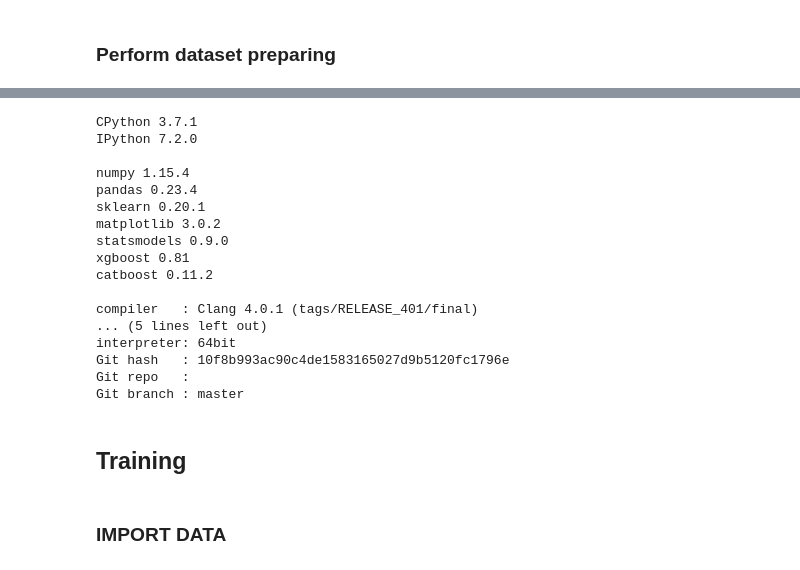
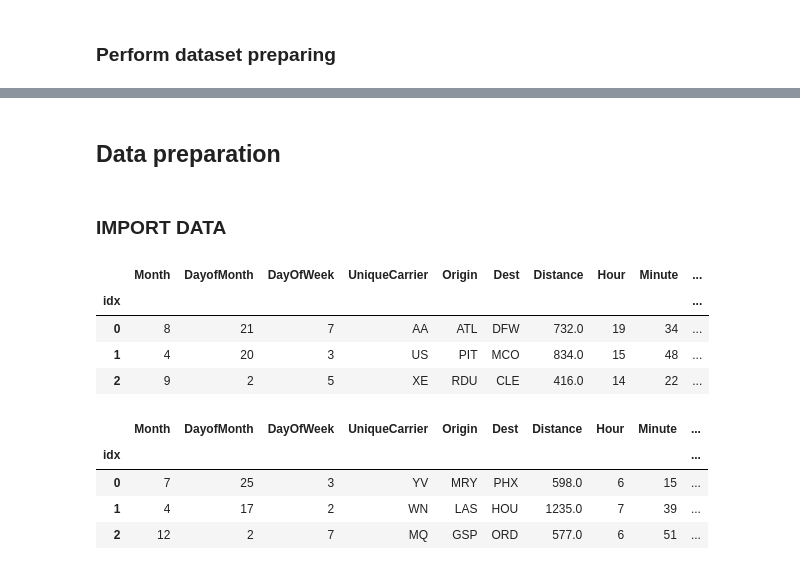
Before and after one commit to lobantseff/flight-delays-fall-2018, a Jupyter notebook: lab/2018-12-13-armavox-xgboost-training.ipynb, the cells around one changed output, grey strips where cells are left out. Cells and saved outputs as stored; diff of their text form; code cells hidden in the pictures.

```diff
--- a/lab/2018-12-13-armavox-xgboost-training.ipynb
+++ b/lab/2018-12-13-armavox-xgboost-training.ipynb
@@ -13,35 +39,25 @@ Kaggle InClass competiton by [mlcourse.ai](mlcourse.ai). The task is to predict
 # %%
 import numpy as np
 import pandas as pd
+import itertools
 import statsmodels.stats.weightstats as wsts
 import scipy.stats as stats
+from scipy.sparse import hstack, csr_matrix, issparse
 
 import matplotlib.pyplot as plt
 import seaborn as sns
 plt.rcParams['patch.force_edgecolor'] = True
 
-# pip install watermark
-%load_ext watermark
-%watermark -v -m -r -b -g -p numpy,pandas,sklearn,matplotlib,statsmodels,xgboost,catboost
+from sklearn.preprocessing import OneHotEncoder, StandardScaler
+from sklearn.model_selection import (train_test_split, StratifiedKFold,
+                                     cross_val_score, GridSearchCV)
+from sklearn.metrics import roc_auc_score
+
+from xgboost import XGBClassifier
+
+import warnings
+warnings.filterwarnings('ignore')
-# %% [output]
-CPython 3.7.1
-IPython 7.2.0
-
-numpy 1.15.4
-pandas 0.23.4
-sklearn 0.20.1
-matplotlib 3.0.2
-statsmodels 0.9.0
-xgboost 0.81
-catboost 0.11.2
-
-compiler   : Clang 4.0.1 (tags/RELEASE_401/final)
-... (5 lines left out)
-interpreter: 64bit
-Git hash   : 10f8b993ac90c4de1583165027d9b5120fc1796e
-Git repo   :
-Git branch : master
-# %% [markdown]
-## Training
+# %% [markdown]
+## Data preparation
 # %% [markdown]
 ### IMPORT DATA
@@ -49,0 +64,18 @@ train = pd.read_csv('../')
+# %%
+train = pd.read_csv('../data/train.csv', index_col='idx')
+train.head(3)
+# %% [output]
+|  | Month | DayofMonth | DayOfWeek | UniqueCarrier | Origin | Dest | Distance | Hour | Minute | ... |
+| idx |  |  |  |  |  |  |  |  |  | ... |
+| 0 | 8 | 21 | 7 | AA | ATL | DFW | 732.0 | 19 | 34 | ... |
+| 1 | 4 | 20 | 3 | US | PIT | MCO | 834.0 | 15 | 48 | ... |
+| 2 | 9 | 2 | 5 | XE | RDU | CLE | 416.0 | 14 | 22 | ... |
+# %%
+test = pd.read_csv('../data/test.csv', index_col='idx')
+test.head(3)
+# %% [output]
+|  | Month | DayofMonth | DayOfWeek | UniqueCarrier | Origin | Dest | Distance | Hour | Minute | ... |
+| idx |  |  |  |  |  |  |  |  |  | ... |
+| 0 | 7 | 25 | 3 | YV | MRY | PHX | 598.0 | 6 | 15 | ... |
+| 1 | 4 | 17 | 2 | WN | LAS | HOU | 1235.0 | 7 | 39 | ... |
+| 2 | 12 | 2 | 7 | MQ | GSP | ORD | 577.0 | 6 | 51 | ... |
```
Also changed, not shown: parts of 29 cells of this notebook, 2 other files.
